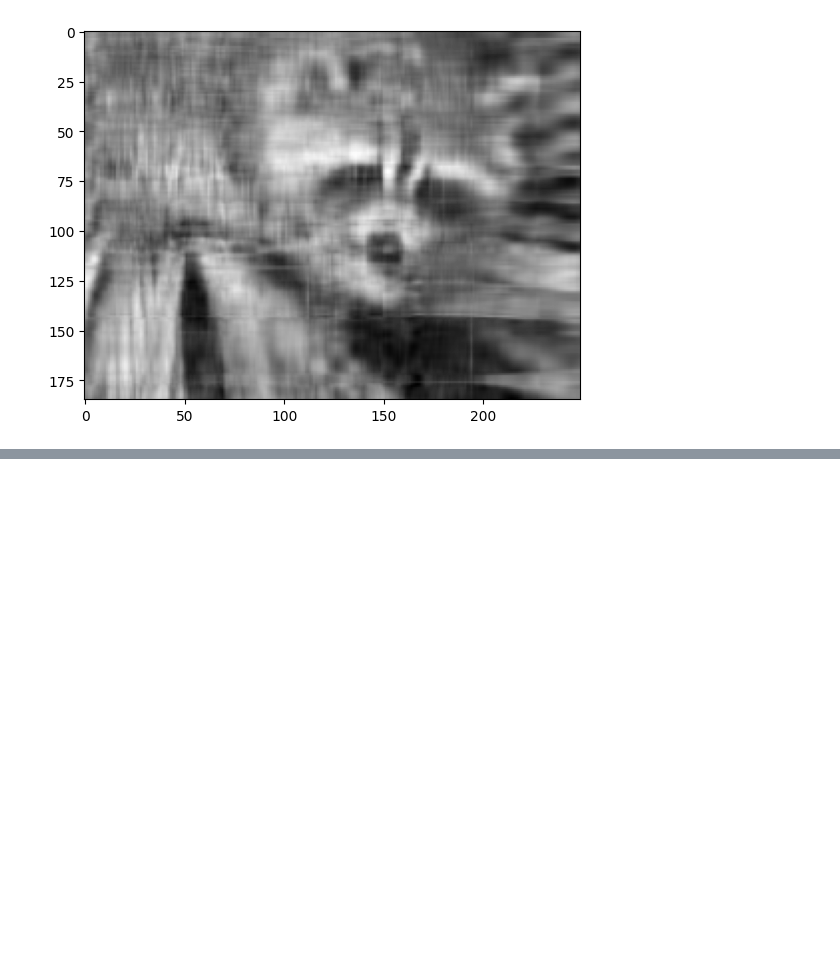
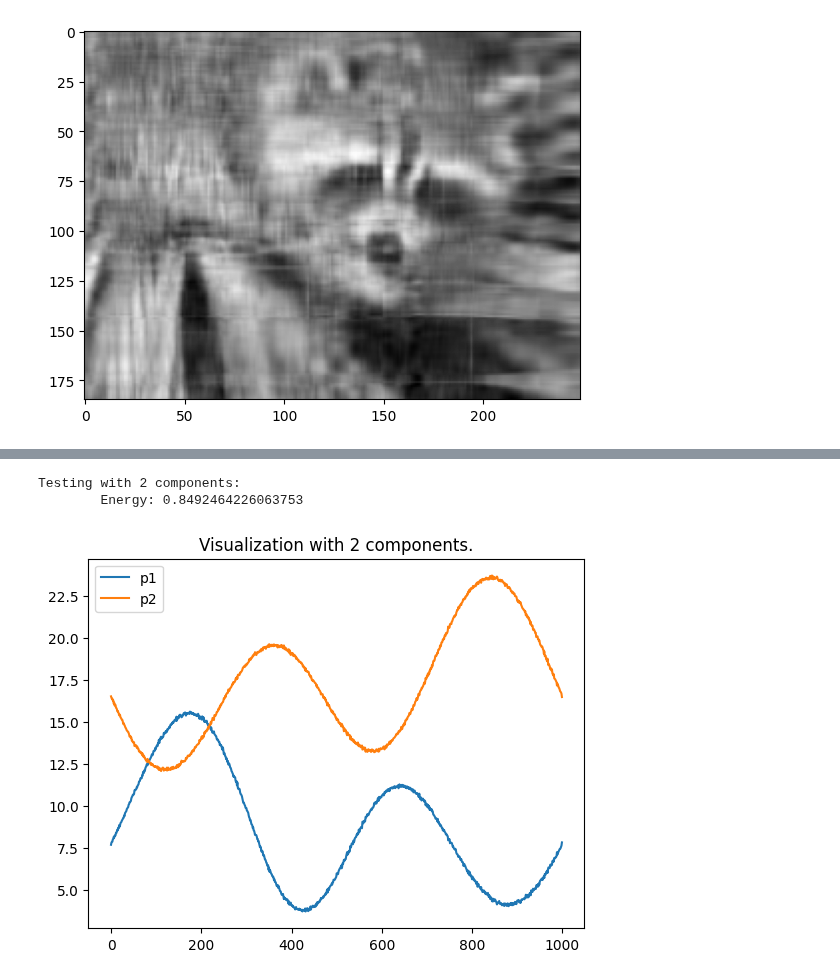
Before and after one commit to parimsuka/crowd-modeling-and-simulation, a Jupyter notebook: exercise3/src/pca_showcase.ipynb, the cells around one changed output, grey strips where cells are left out. Cells and saved outputs as stored; diff of their text form; code cells hidden in the pictures; blank space fills up the shorter version.

```diff
--- a/exercise3/src/pca_showcase.ipynb
+++ b/exercise3/src/pca_showcase.ipynb
@@ -91,0 +105,18 @@ Visualization with 10 components:
+# %%
+# Project 30-dimensional data points to first 2 principal components
+component_number = 2
+print(f"Testing with {component_number or 'all'} components:")
+u, s, vh, energy, energy_per_component, removed_mean = pca.pca_forward(vadere_traj_txt, component_count=component_number)
+print(f"\tEnergy: {energy}")
+reconstructed_traj = pca.pca_reverse(u, s, vh, removed_mean)
+
+# Visualize the first two pedestrians again
+plt.plot(reconstructed_traj[:,0], label="p1")
+plt.plot(reconstructed_traj[:,1], label="p2")
+plt.title(f"Visualization with {component_number} components.")
+plt.legend()
+plt.show()
+# %% [output]
+Testing with 2 components:
+        Energy: 0.8492464226063753
+[figure, added]
```
Also changed, not shown: parts of 10 cells of this notebook.
